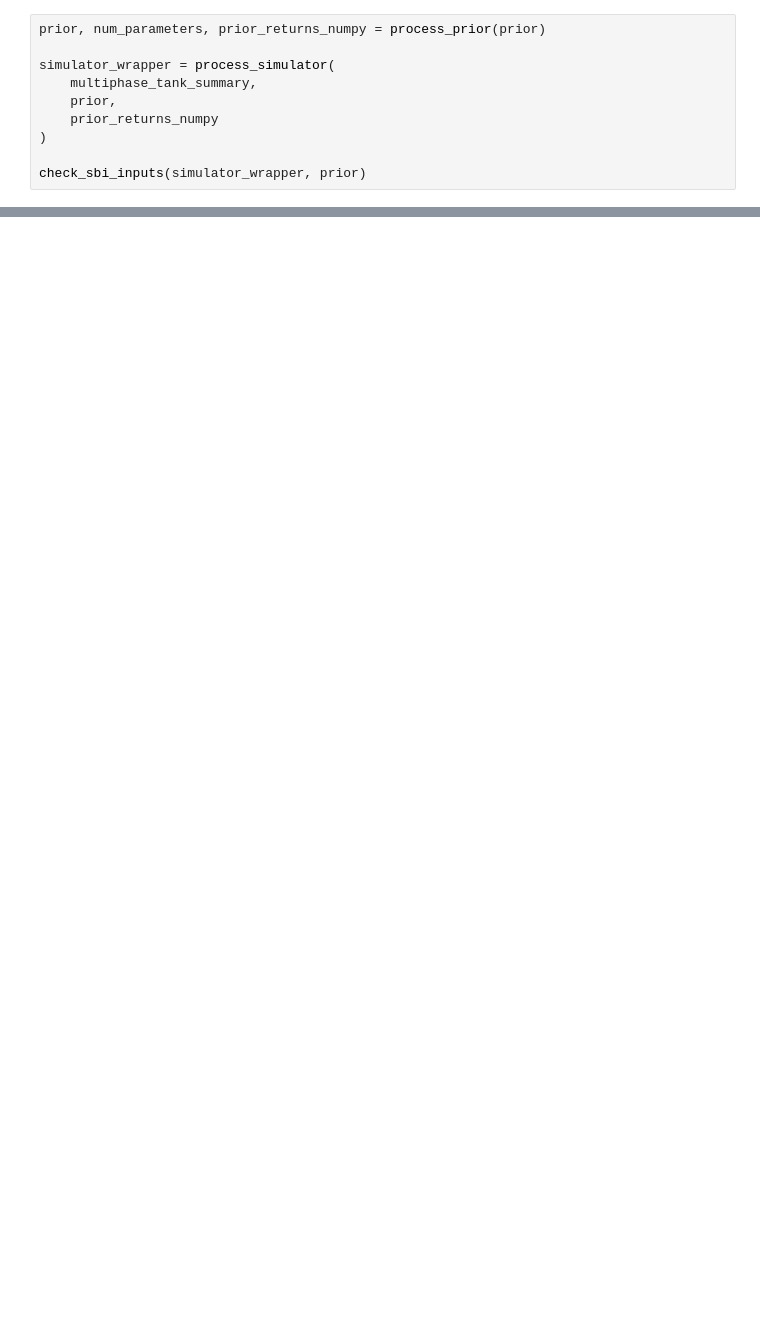
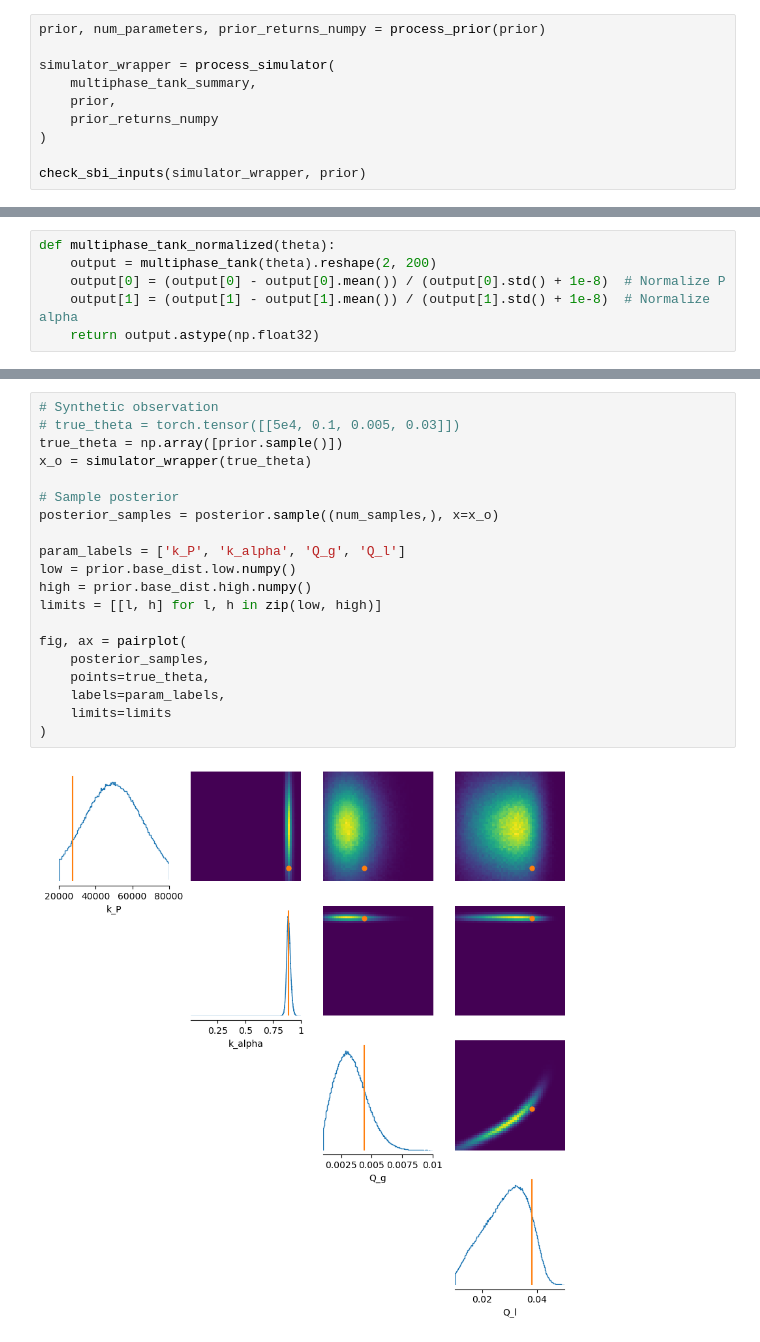
Before and after one commit to skcajs/pandora, a Jupyter notebook: notebooks/simulation_based_inference/multiphase-flow/multiphase-tank copy.ipynb, the cells around one changed output, grey strips where cells are left out. Drawn from its saved outputs; the diff is of its cells as text; blank space fills up the shorter version.

```diff
--- a/notebooks/simulation_based_inference/multiphase-flow/multiphase-tank copy.ipynb
+++ b/notebooks/simulation_based_inference/multiphase-flow/multiphase-tank copy.ipynb
@@ -258,0 +290,6 @@ fig, ax = pairplot(
+# %%
+def multiphase_tank_normalized(theta):
+    output = multiphase_tank(theta).reshape(2, 200)
+    output[0] = (output[0] - output[0].mean()) / (output[0].std() + 1e-8)  # Normalize P
+    output[1] = (output[1] - output[1].mean()) / (output[1].std() + 1e-8)  # Normalize alpha
+    return output.astype(np.float32)
@@ -258,0 +312,22 @@ fig, ax = pairplot(
+# %%
+# Synthetic observation
+# true_theta = torch.tensor([[5e4, 0.1, 0.005, 0.03]])
+true_theta = np.array([prior.sample()])
+x_o = simulator_wrapper(true_theta)
+
+# Sample posterior
+posterior_samples = posterior.sample((num_samples,), x=x_o)
+
+param_labels = ['k_P', 'k_alpha', 'Q_g', 'Q_l']
+low = prior.base_dist.low.numpy()
+high = prior.base_dist.high.numpy()
+limits = [[l, h] for l, h in zip(low, high)]
+
+fig, ax = pairplot(
+    posterior_samples,
+    points=true_theta,
+    labels=param_labels,
+    limits=limits
+)
+# %% [output]
+[figure, added]
```
Also changed, not shown: parts of 47 cells of this notebook, 13 other files.
